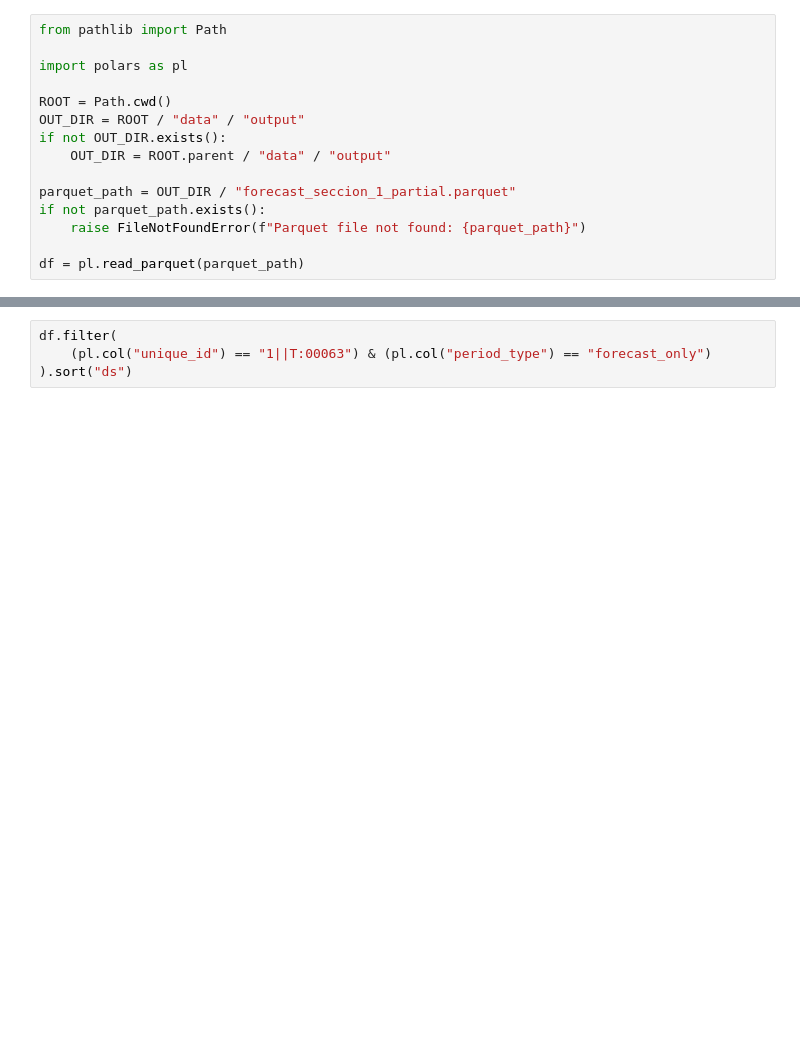
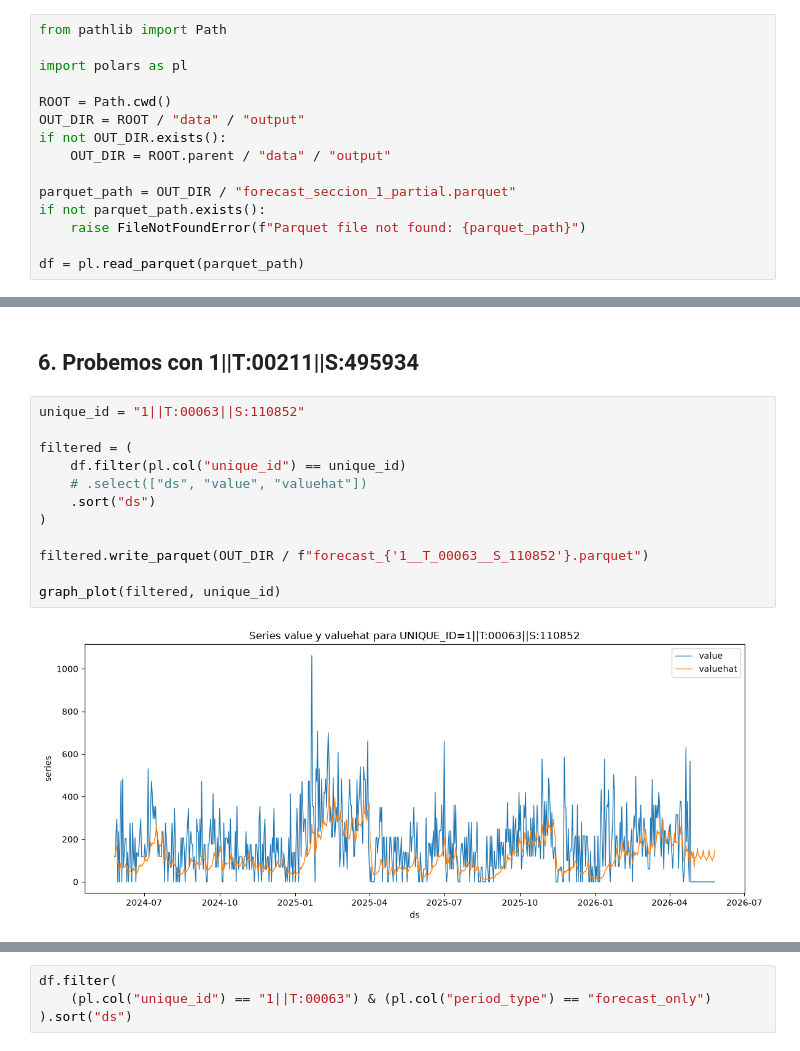
Before and after one commit to willy-hidalgo/tienda-inglesa-v3, a Jupyter notebook: app/tests.ipynb, the cells around one changed output, grey strips where cells are left out. Cells and saved outputs as stored; diff of their text form; blank space fills up the shorter version.

```diff
--- a/app/tests.ipynb
+++ b/app/tests.ipynb
@@ -110,0 +111,16 @@ graph_plot(filtered)
+# %% [markdown]
+## 6. Probemos con 1||T:00211||S:495934
+# %%
+unique_id = "1||T:00063||S:110852"
+
+filtered = (
+    df.filter(pl.col("unique_id") == unique_id)
+    # .select(["ds", "value", "valuehat"])
+    .sort("ds")
+)
+
+filtered.write_parquet(OUT_DIR / f"forecast_{'1__T_00063__S_110852'}.parquet")
+
+graph_plot(filtered, unique_id)
+# %% [output]
+[figure, added]
```
Also changed, not shown: parts of 13 cells of this notebook, 14 other files.
